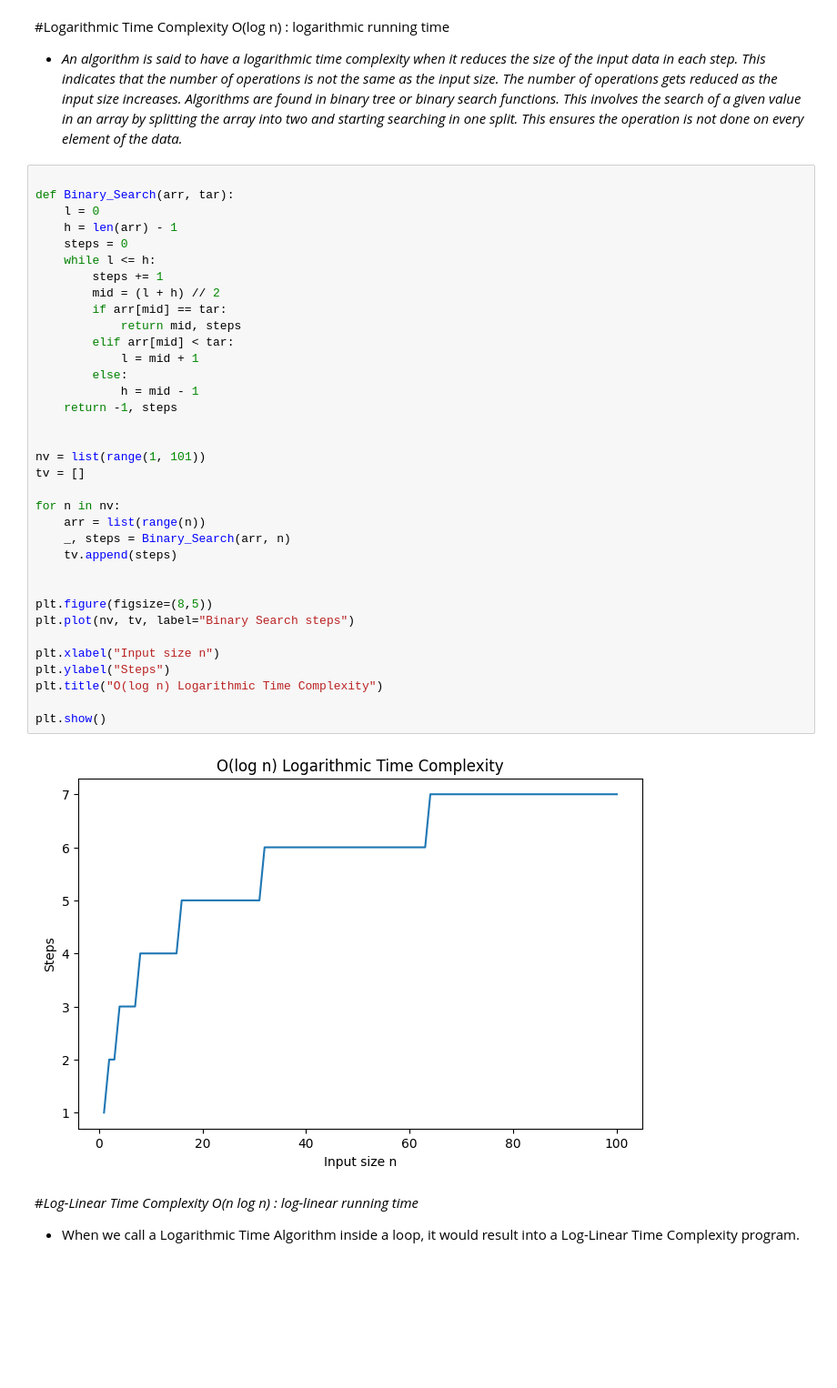
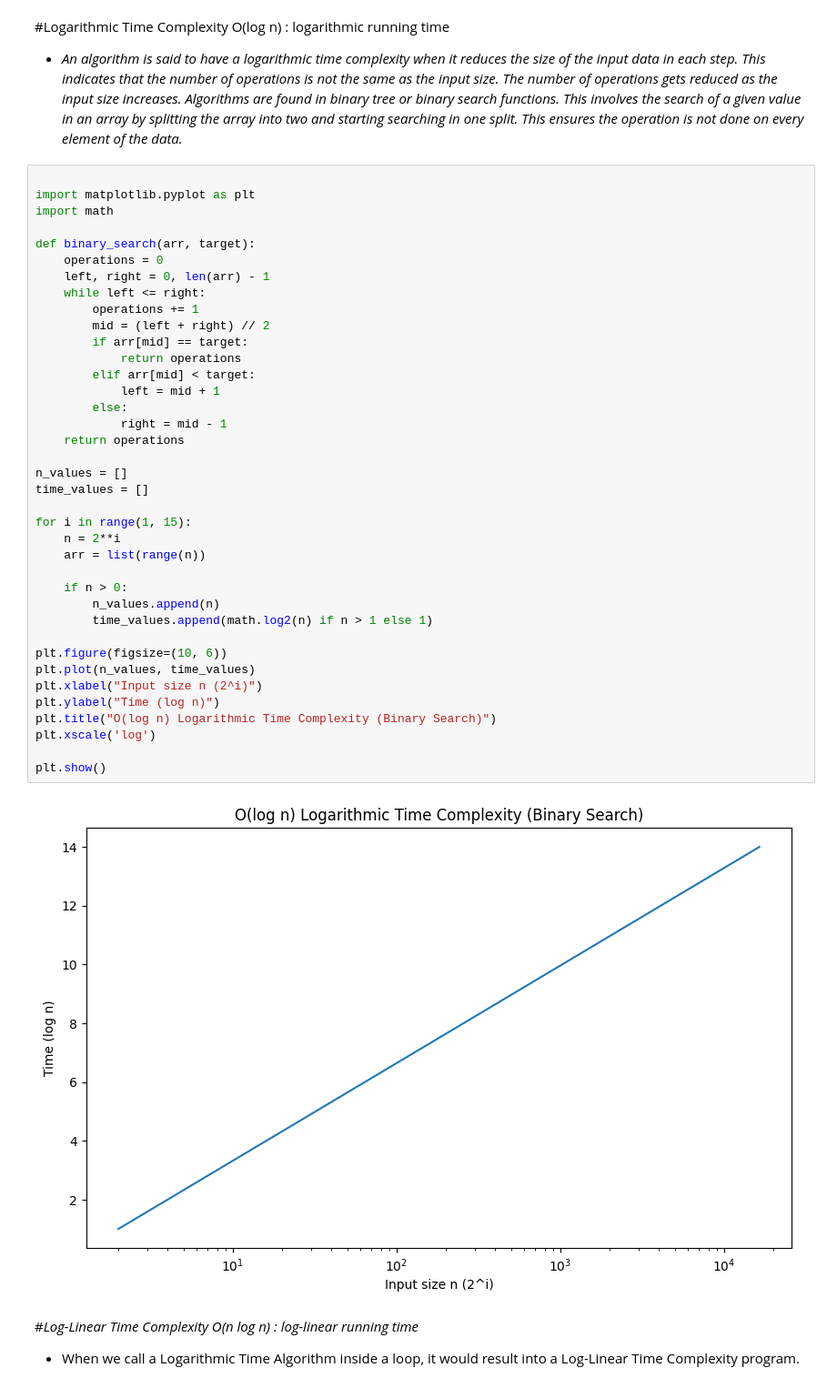
Before and after one commit to kanha077/ALGOLAB, a Jupyter notebook: Lab_3_Growth_of_function.ipynb, the cells around one changed output. Shown at 91% size. Drawn from its saved outputs; the diff is of its cells as text; blank space fills up the shorter version.

```diff
--- a/Lab_3_Growth_of_function.ipynb
+++ b/Lab_3_Growth_of_function.ipynb
@@ -127,41 +127,44 @@ plt.show()
 - *An algorithm is said to have a logarithmic time complexity when it reduces the size of the input data in each step. This indicates that the number of operations is not the same as the input size. The number of operations gets reduced as the input size increases. Algorithms are found in binary tree or binary search functions. This involves the search of a given value in an array by splitting the array into two and starting searching in one split. This ensures the operation is not done on every element of the data.*
 # %%
 
-def Binary_Search(arr, tar):
-    l = 0
-    h = len(arr) - 1
-    steps = 0
-    while l <= h:
-        steps += 1
-        mid = (l + h) // 2
-        if arr[mid] == tar:
-            return mid, steps
-        elif arr[mid] < tar:
-            l = mid + 1
+import matplotlib.pyplot as plt
+import math
+
+def binary_search(arr, target):
+    operations = 0
+    left, right = 0, len(arr) - 1
+    while left <= right:
+        operations += 1
+        mid = (left + right) // 2
+        if arr[mid] == target:
+            return operations
+        elif arr[mid] < target:
+            left = mid + 1
         else:
-            h = mid - 1
-    return -1, steps
+            right = mid - 1
+    return operations
 
+n_values = []
+time_values = []
 
-nv = list(range(1, 101))
-tv = []
+for i in range(1, 15):
+    n = 2**i
+    arr = list(range(n))
 
-for n in nv:
-    arr = list(range(n))
-    _, steps = Binary_Search(arr, n)
-    tv.append(steps)
+    if n > 0:
+        n_values.append(n)
+        time_values.append(math.log2(n) if n > 1 else 1)
 
-
-plt.figure(figsize=(8,5))
-plt.plot(nv, tv, label="Binary Search steps")
-
-plt.xlabel("Input size n")
-plt.ylabel("Steps")
-plt.title("O(log n) Logarithmic Time Complexity")
+plt.figure(figsize=(10, 6))
+plt.plot(n_values, time_values)
+plt.xlabel("Input size n (2^i)")
+plt.ylabel("Time (log n)")
+plt.title("O(log n) Logarithmic Time Complexity (Binary Search)")
+plt.xscale('log')
 
 plt.show()
 # %% [output]
-[figure, old version]
+[figure, new version]
 # %% [markdown]
 #*Log-Linear Time Complexity O(n log n) : log-­linear running time*
 
```
Also changed, not shown: parts of 6 cells of this notebook.
